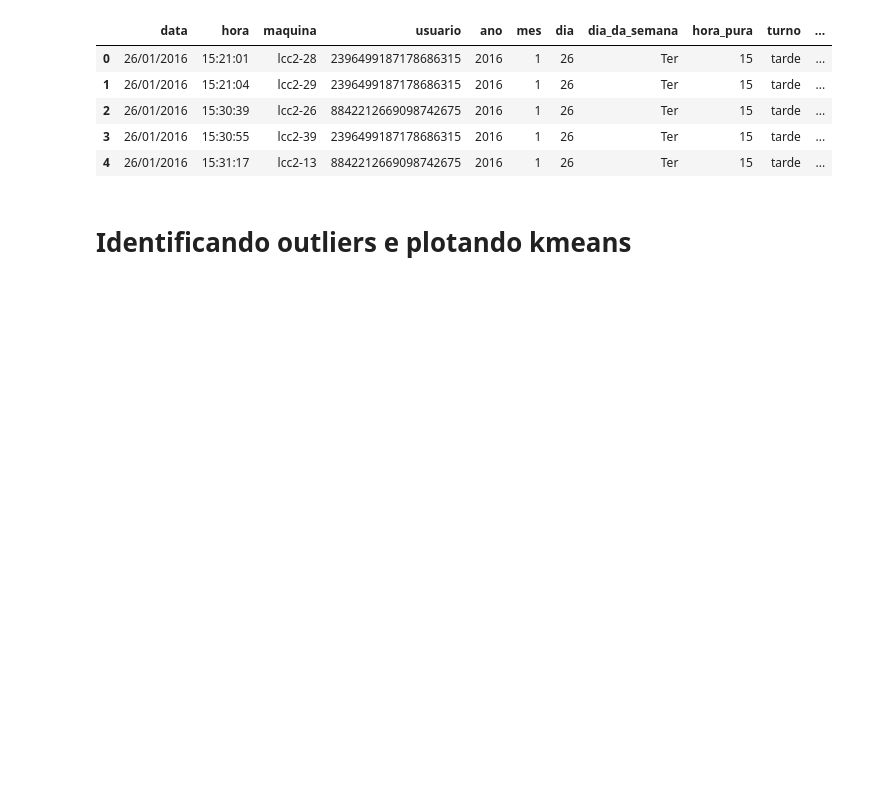
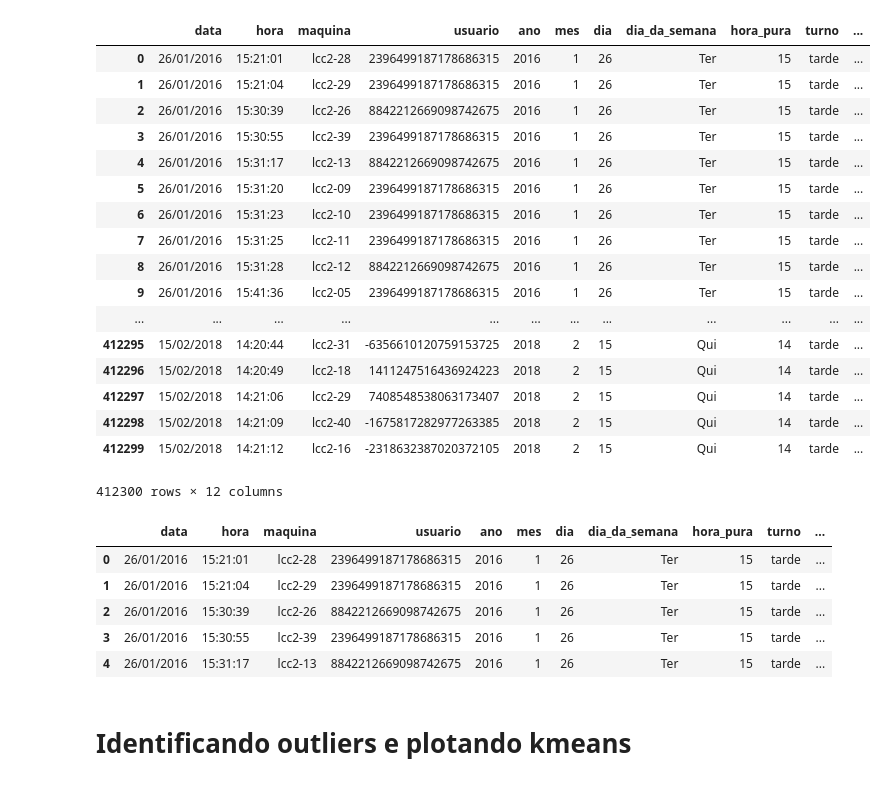
Before and after one commit to Docinho/guardiansAnalytics, a Jupyter notebook: src/analiseAluno.ipynb, the cells around one changed output. Saved outputs shown, nothing was run; the diff lists cells and outputs as text; code cells hidden in the pictures; blank space fills up the shorter version.

```diff
--- a/src/analiseAluno.ipynb
+++ b/src/analiseAluno.ipynb
@@ -16,10 +16,30 @@ import datetime as dt
 # %%
 def z_mod(x, media,mad):
     m = (x - media) * 0.6745
     z_md = abs(m/mad)
     return float(z_md)
 
 df = pd.read_csv("../data/logs2.csv",sep = ";")
+ajeitando_df(df)
+# %% [output]
+|  | data | hora | maquina | usuario | ano | mes | dia | dia_da_semana | hora_pura | turno | ... |
+| 0 | 26/01/2016 | 15:21:01 | lcc2-28 | 2396499187178686315 | 2016 | 1 | 26 | Ter | 15 | tarde | ... |
+| 1 | 26/01/2016 | 15:21:04 | lcc2-29 | 2396499187178686315 | 2016 | 1 | 26 | Ter | 15 | tarde | ... |
+| 2 | 26/01/2016 | 15:30:39 | lcc2-26 | 8842212669098742675 | 2016 | 1 | 26 | Ter | 15 | tarde | ... |
+| 3 | 26/01/2016 | 15:30:55 | lcc2-39 | 2396499187178686315 | 2016 | 1 | 26 | Ter | 15 | tarde | ... |
+| 4 | 26/01/2016 | 15:31:17 | lcc2-13 | 8842212669098742675 | 2016 | 1 | 26 | Ter | 15 | tarde | ... |
+| 5 | 26/01/2016 | 15:31:20 | lcc2-09 | 2396499187178686315 | 2016 | 1 | 26 | Ter | 15 | tarde | ... |
+| 6 | 26/01/2016 | 15:31:23 | lcc2-10 | 2396499187178686315 | 2016 | 1 | 26 | Ter | 15 | tarde | ... |
+| 7 | 26/01/2016 | 15:31:25 | lcc2-11 | 2396499187178686315 | 2016 | 1 | 26 | Ter | 15 | tarde | ... |
+| 8 | 26/01/2016 | 15:31:28 | lcc2-12 | 8842212669098742675 | 2016 | 1 | 26 | Ter | 15 | tarde | ... |
+| 9 | 26/01/2016 | 15:41:36 | lcc2-05 | 2396499187178686315 | 2016 | 1 | 26 | Ter | 15 | tarde | ... |
+| ... | ... | ... | ... | ... | ... | ... | ... | ... | ... | ... | ... |
+| 412295 | 15/02/2018 | 14:20:44 | lcc2-31 | -6356610120759153725 | 2018 | 2 | 15 | Qui | 14 | tarde | ... |
+| 412296 | 15/02/2018 | 14:20:49 | lcc2-18 | 1411247516436924223 | 2018 | 2 | 15 | Qui | 14 | tarde | ... |
+| 412297 | 15/02/2018 | 14:21:06 | lcc2-29 | 7408548538063173407 | 2018 | 2 | 15 | Qui | 14 | tarde | ... |
+| 412298 | 15/02/2018 | 14:21:09 | lcc2-40 | -1675817282977263385 | 2018 | 2 | 15 | Qui | 14 | tarde | ... |
+| 412299 | 15/02/2018 | 14:21:12 | lcc2-16 | -2318632387020372105 | 2018 | 2 | 15 | Qui | 14 | tarde | ... |
+412300 rows × 12 columns
 # %%
 #### Ajeitando o data frame ####
 
```
Also changed, not shown: parts of 11 cells of this notebook, 1 other file.
